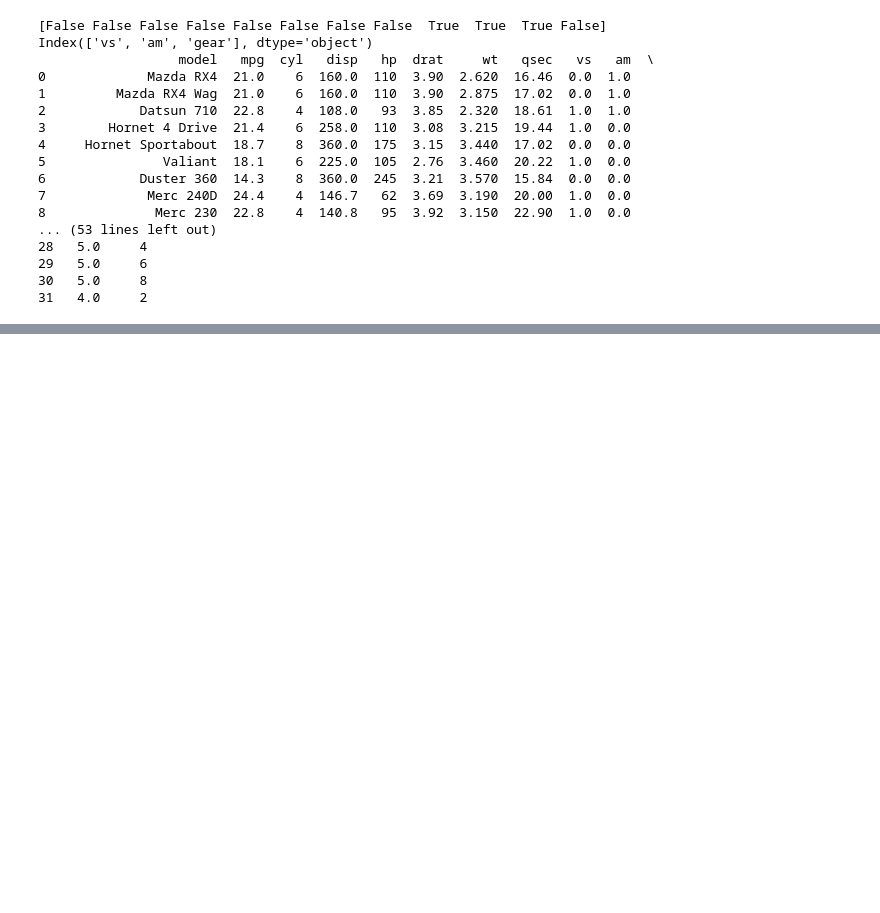
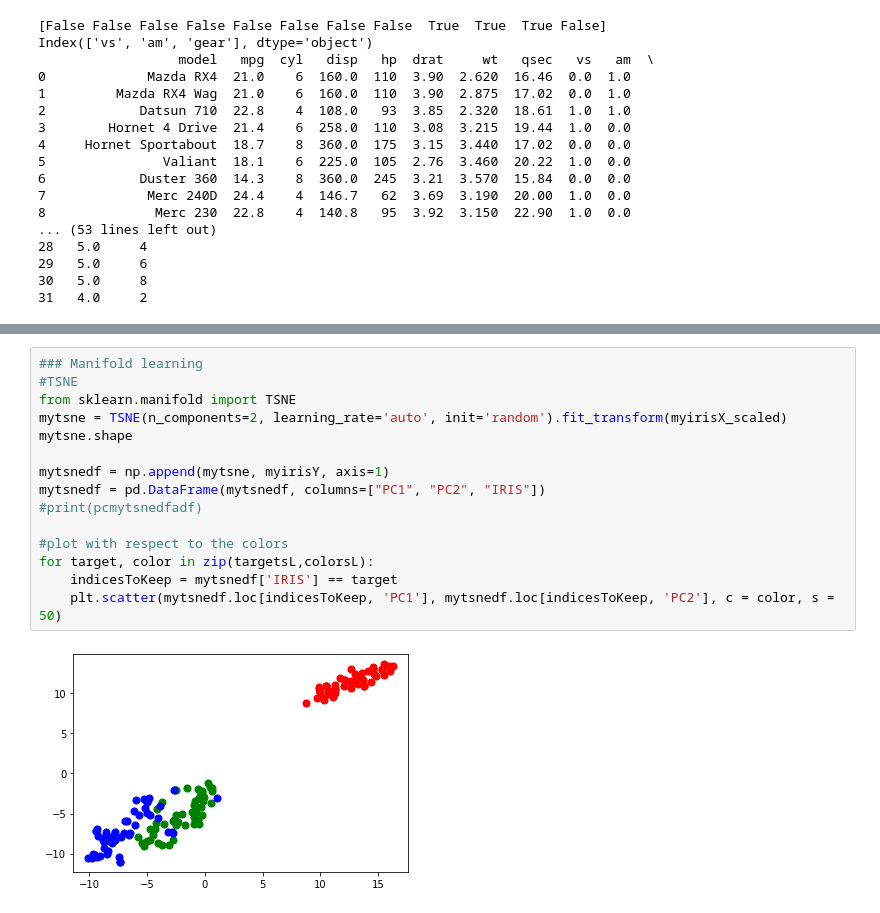
Before and after one commit to fMalinka/pythonIntro, a Jupyter notebook: basics.ipynb, the cells around one changed output, grey strips where cells are left out. Saved outputs shown, nothing was run; the diff lists cells and outputs as text; blank space fills up the shorter version.

```diff
--- a/basics.ipynb
+++ b/basics.ipynb
@@ -332,0 +441,17 @@ Type:      method
+# %%
+### Manifold learning
+#TSNE
+from sklearn.manifold import TSNE
+mytsne = TSNE(n_components=2, learning_rate='auto', init='random').fit_transform(myirisX_scaled)
+mytsne.shape
+
+mytsnedf = np.append(mytsne, myirisY, axis=1)
+mytsnedf = pd.DataFrame(mytsnedf, columns=["PC1", "PC2", "IRIS"])
+#print(pcmytsnedfadf)
+
+#plot with respect to the colors
+for target, color in zip(targetsL,colorsL):
+    indicesToKeep = mytsnedf['IRIS'] == target
+    plt.scatter(mytsnedf.loc[indicesToKeep, 'PC1'], mytsnedf.loc[indicesToKeep, 'PC2'], c = color, s = 50)
+# %% [output]
+[figure, added]
```
Also changed, not shown: parts of 5 cells of this notebook.
